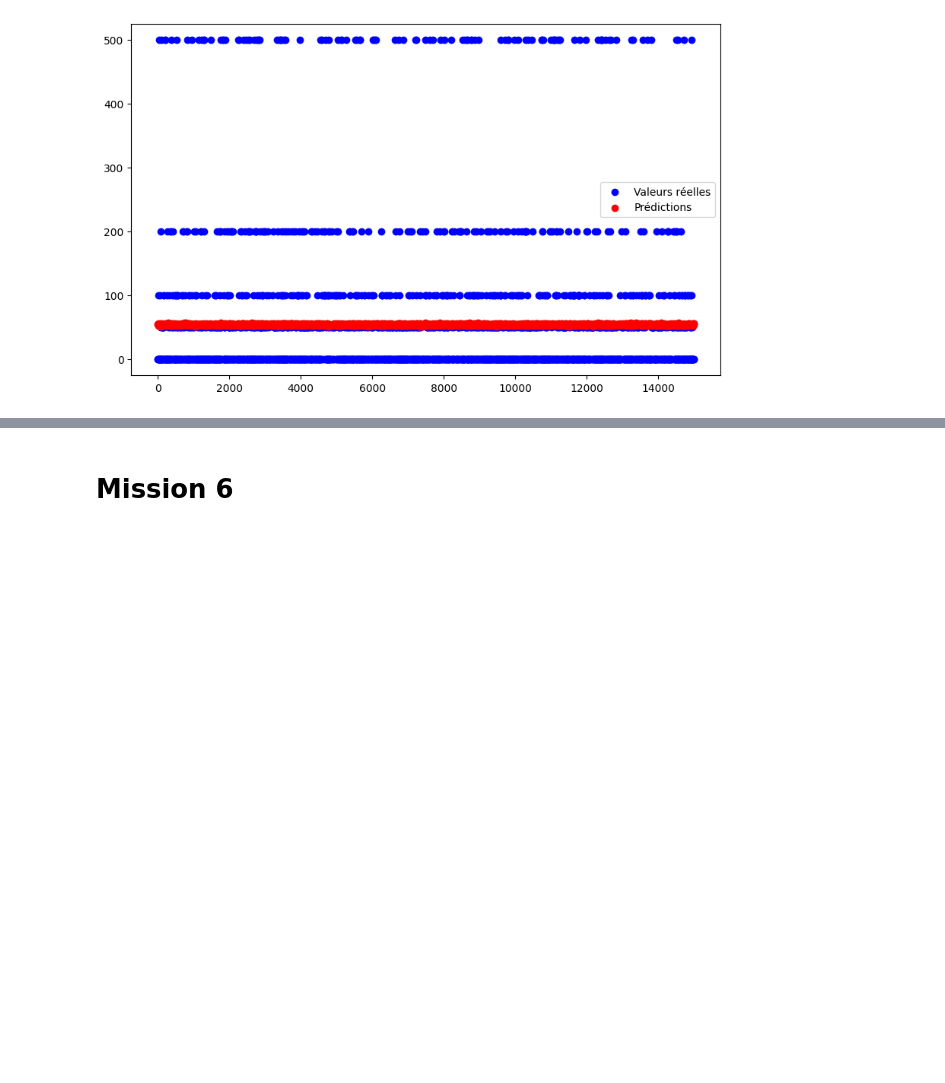
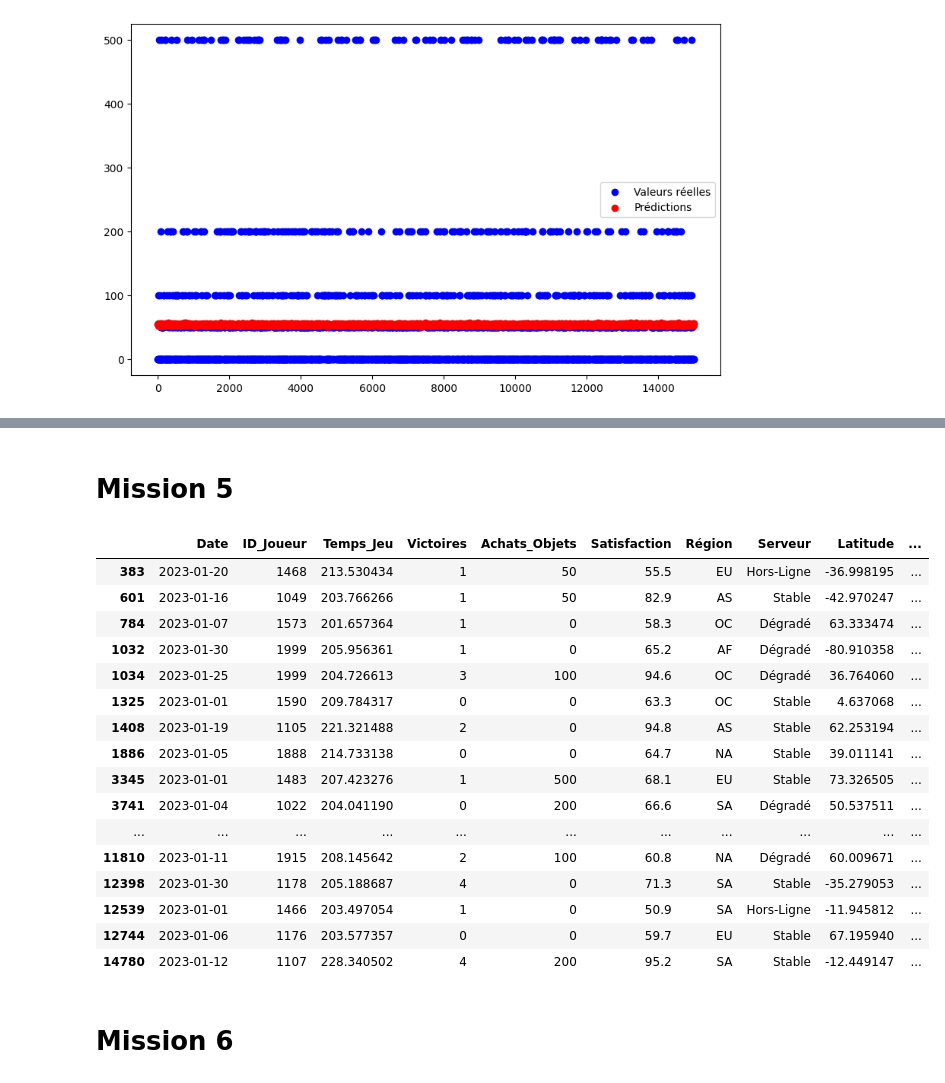
Before and after one commit to Fod9/dataquest, a Jupyter notebook: data_quest.ipynb, the cells around one changed output, grey strips where cells are left out. Saved outputs shown, nothing was run; the diff lists cells and outputs as text; code cells hidden in the pictures; blank space fills up the shorter version.

```diff
--- a/data_quest.ipynb
+++ b/data_quest.ipynb
@@ -314,3 +315,31 @@ plt.legend(['Valeurs réelles', 'Prédictions'])
+# %% [markdown]
+# Mission 5
+# %%
+
+IQR = df["Temps_Jeu"].quantile(0.75) - df["Temps_Jeu"].quantile(0.25)
+IQR_Victoires = df["Victoires"].quantile(0.75) - df["Victoires"].quantile(0.25)
+
+suspects = df[(df["Temps_Jeu"] > df["Temps_Jeu"].quantile(0.75) + 1.5 * IQR) | (df["Victoires"] < df["Victoires"].quantile(0.25) - 1.5 * IQR_Victoires)]
+
+suspects
+# %% [output]
+|  | Date | ID_Joueur | Temps_Jeu | Victoires | Achats_Objets | Satisfaction | Région | Serveur | Latitude | ... |
+| 383 | 2023-01-20 | 1468 | 213.530434 | 1 | 50 | 55.5 | EU | Hors-Ligne | -36.998195 | ... |
+| 601 | 2023-01-16 | 1049 | 203.766266 | 1 | 50 | 82.9 | AS | Stable | -42.970247 | ... |
+| 784 | 2023-01-07 | 1573 | 201.657364 | 1 | 0 | 58.3 | OC | Dégradé | 63.333474 | ... |
+| 1032 | 2023-01-30 | 1999 | 205.956361 | 1 | 0 | 65.2 | AF | Dégradé | -80.910358 | ... |
+| 1034 | 2023-01-25 | 1999 | 204.726613 | 3 | 100 | 94.6 | OC | Dégradé | 36.764060 | ... |
+| 1325 | 2023-01-01 | 1590 | 209.784317 | 0 | 0 | 63.3 | OC | Stable | 4.637068 | ... |
+| 1408 | 2023-01-19 | 1105 | 221.321488 | 2 | 0 | 94.8 | AS | Stable | 62.253194 | ... |
+| 1886 | 2023-01-05 | 1888 | 214.733138 | 0 | 0 | 64.7 | NA | Stable | 39.011141 | ... |
+| 3345 | 2023-01-01 | 1483 | 207.423276 | 1 | 500 | 68.1 | EU | Stable | 73.326505 | ... |
+| 3741 | 2023-01-04 | 1022 | 204.041190 | 0 | 200 | 66.6 | SA | Dégradé | 50.537511 | ... |
+| ... | ... | ... | ... | ... | ... | ... | ... | ... | ... | ... |
+| 11810 | 2023-01-11 | 1915 | 208.145642 | 2 | 100 | 60.8 | NA | Dégradé | 60.009671 | ... |
+| 12398 | 2023-01-30 | 1178 | 205.188687 | 4 | 0 | 71.3 | SA | Stable | -35.279053 | ... |
+| 12539 | 2023-01-01 | 1466 | 203.497054 | 1 | 0 | 50.9 | SA | Hors-Ligne | -11.945812 | ... |
+| 12744 | 2023-01-06 | 1176 | 203.577357 | 0 | 0 | 59.7 | EU | Stable | 67.195940 | ... |
+| 14780 | 2023-01-12 | 1107 | 228.340502 | 4 | 200 | 95.2 | SA | Stable | -12.449147 | ... |
 # %% [markdown]
 # Mission 6
 # %%
```
Also changed, not shown: parts of 5 cells of this notebook.
